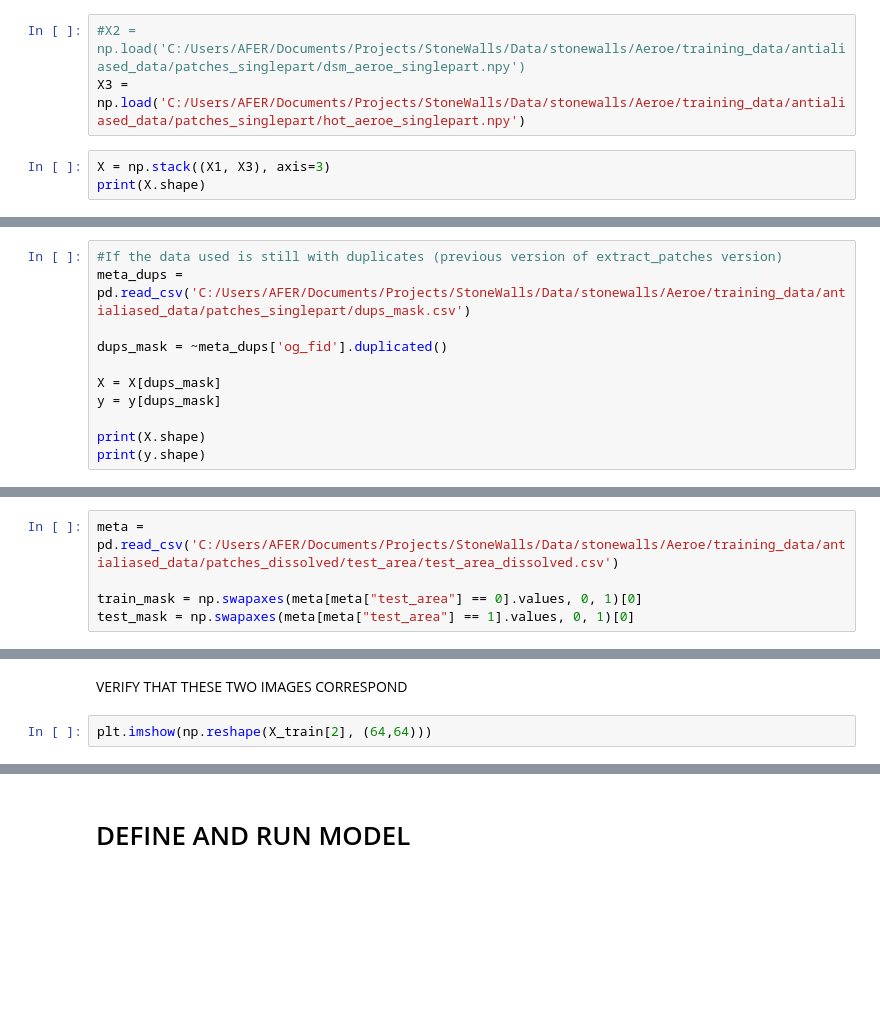
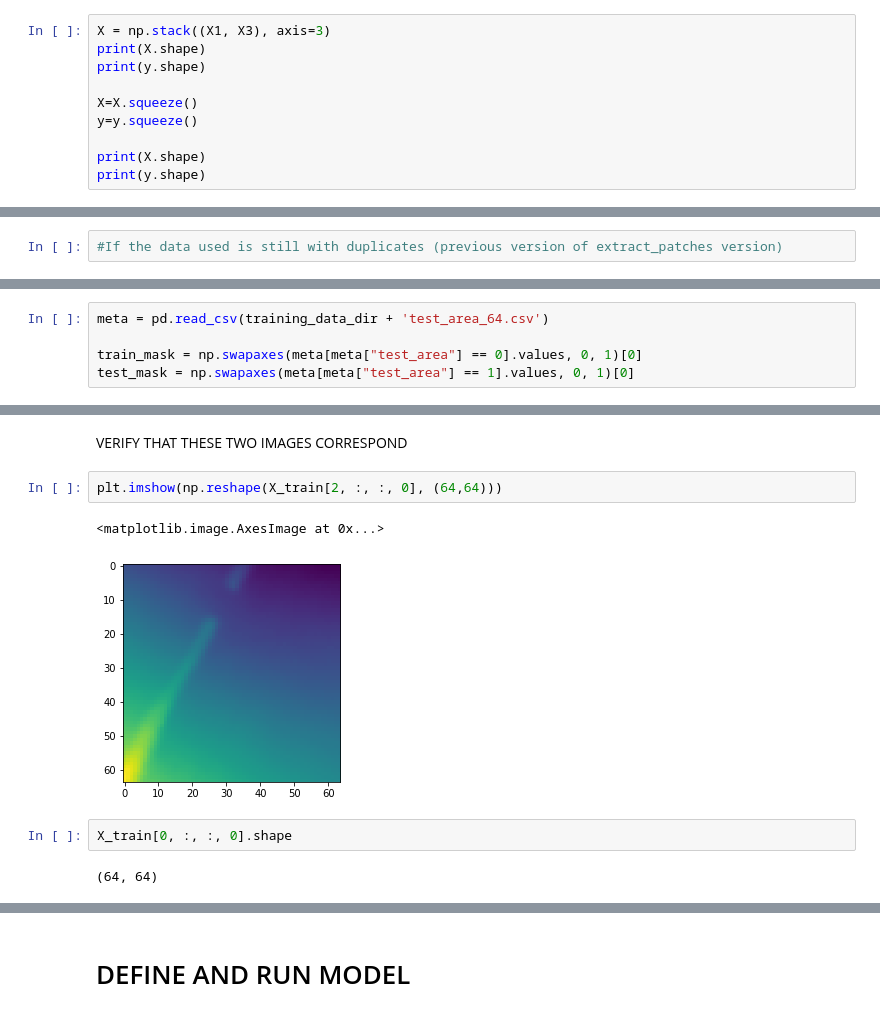
Before and after one commit to AnaCMFernandes/stonewalls, a Jupyter notebook: examples/part2/2a_Unet_CNN_antialiased.ipynb, the cells around one changed output, grey strips where cells are left out. Saved outputs shown, nothing was run; the diff lists cells and outputs as text; blank space fills up the shorter version.

```diff
--- a/examples/part2/2a_Unet_CNN_antialiased.ipynb
+++ b/examples/part2/2a_Unet_CNN_antialiased.ipynb
@@ -27,6 +30,10 @@ y = np.load('C:/Users/AFER/Documents/Projects/StoneWalls/Data/stonewalls/Aeroe/t
-# %%
-#X2 = np.load('C:/Users/AFER/Documents/Projects/StoneWalls/Data/stonewalls/Aeroe/training_data/antialiased_data/patches_singlepart/dsm_aeroe_singlepart.npy')
-X3 = np.load('C:/Users/AFER/Documents/Projects/StoneWalls/Data/stonewalls/Aeroe/training_data/antialiased_data/patches_singlepart/hot_aeroe_singlepart.npy')
 # %%
 X = np.stack((X1, X3), axis=3)
 print(X.shape)
+print(y.shape)
+
+X=X.squeeze()
+y=y.squeeze()
+
+print(X.shape)
+print(y.shape)
@@ -37,15 +49,6 @@ print(X.shape)
 print(y.shape)
 # %%
 #If the data used is still with duplicates (previous version of extract_patches version)
-meta_dups = pd.read_csv('C:/Users/AFER/Documents/Projects/StoneWalls/Data/stonewalls/Aeroe/training_data/antialiased_data/patches_singlepart/dups_mask.csv')
-
-dups_mask = ~meta_dups['og_fid'].duplicated()
-
-X = X[dups_mask]
-y = y[dups_mask]
-
-print(X.shape)
-print(y.shape)
 # %% [markdown]
 #### **Adding ABSENCE data**
 # %%
@@ -86,7 +89,7 @@ print(y.shape)
 # multiply labels by 1000
 y = np.multiply(y, 1000)
 # %%
-meta = pd.read_csv('C:/Users/AFER/Documents/Projects/StoneWalls/Data/stonewalls/Aeroe/training_data/antialiased_data/patches_dissolved/test_area/test_area_dissolved.csv')
+meta = pd.read_csv(training_data_dir + 'test_area_64.csv')
 
 train_mask = np.swapaxes(meta[meta["test_area"] == 0].values, 0, 1)[0]
 test_mask = np.swapaxes(meta[meta["test_area"] == 1].values, 0, 1)[0]
@@ -125,6 +138,13 @@ print(y_test.shape)
 # %% [markdown]
 VERIFY THAT THESE TWO IMAGES CORRESPOND
 # %%
-plt.imshow(np.reshape(X_train[2], (64,64)))
+plt.imshow(np.reshape(X_train[2, :, :, 0], (64,64)))
+# %% [output]
+<matplotlib.image.AxesImage at 0x...>
+[figure, added]
+# %%
+X_train[0, :, :, 0].shape
+# %% [output]
+(64, 64)
 # %%
 plt.imshow(np.reshape(y_train[2], (64,64)))
```
Also changed, not shown: parts of 11 cells of this notebook, 5 other files.
